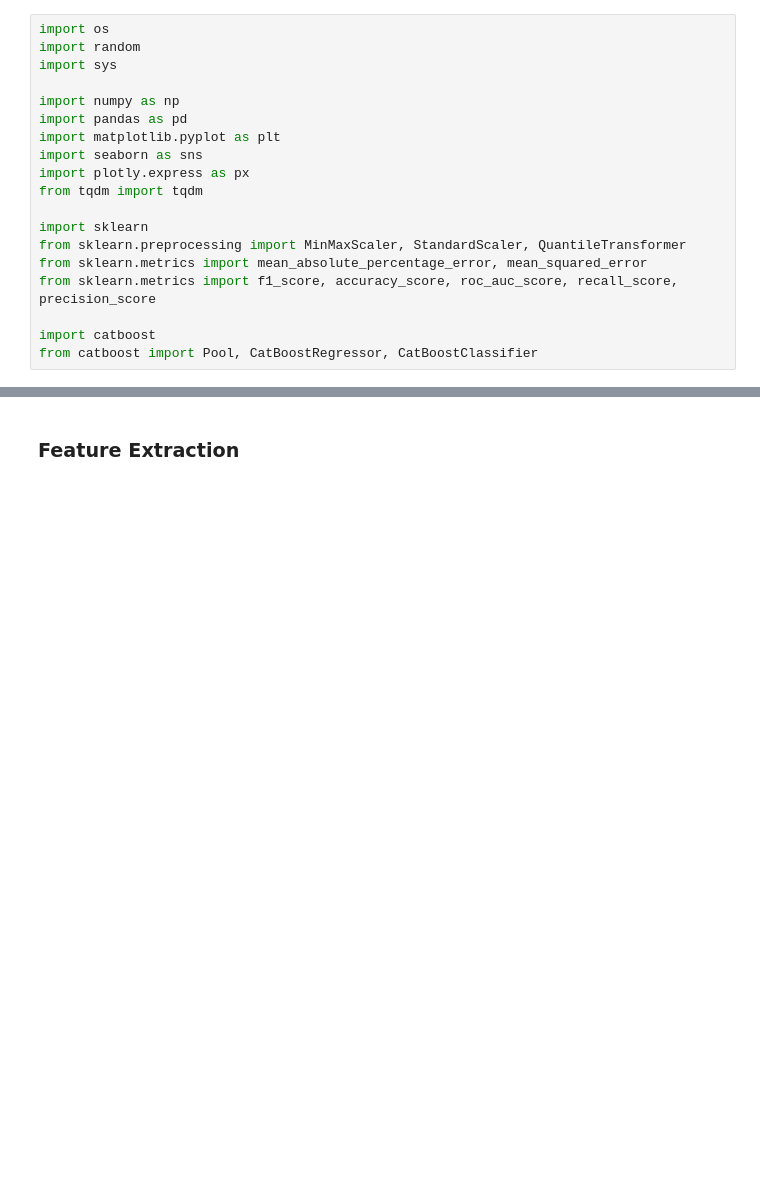
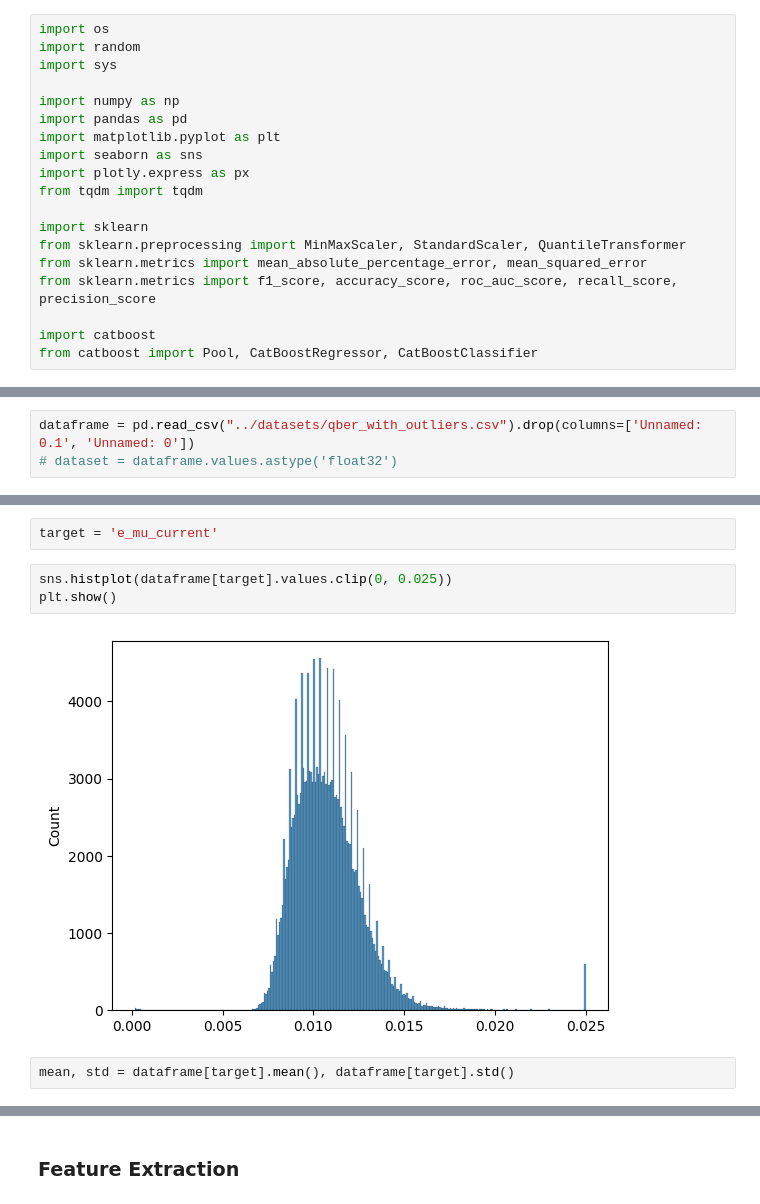
Before and after one commit to rmnigm/qber-forecasting, a Jupyter notebook: notebooks/catboost_outlier_detection.ipynb, the cells around one changed output, grey strips where cells are left out. Saved outputs shown, nothing was run; the diff lists cells and outputs as text; blank space fills up the shorter version.

```diff
--- a/notebooks/catboost_outlier_detection.ipynb
+++ b/notebooks/catboost_outlier_detection.ipynb
@@ -29,0 +32,3 @@ from catboost import Pool, CatBoostRegressor, CatBoostClassifier
+# %%
+dataframe = pd.read_csv("../datasets/qber_with_outliers.csv").drop(columns=['Unnamed: 0.1', 'Unnamed: 0'])
+# dataset = dataframe.values.astype('float32')
@@ -29,0 +62,9 @@ from catboost import Pool, CatBoostRegressor, CatBoostClassifier
+# %%
+target = 'e_mu_current'
+# %%
+sns.histplot(dataframe[target].values.clip(0, 0.025))
+plt.show()
+# %% [output]
+[figure, added]
+# %%
+mean, std = dataframe[target].mean(), dataframe[target].std()
```
Also changed, not shown: parts of 14 cells of this notebook, 4 other files.
